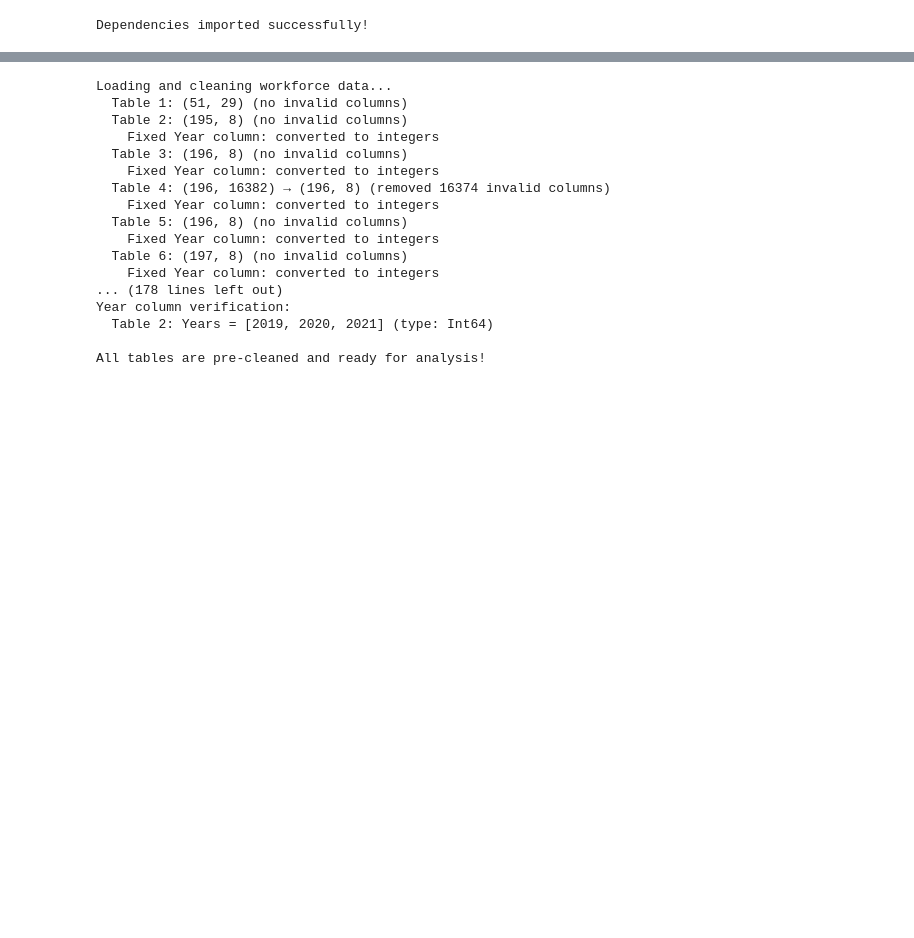
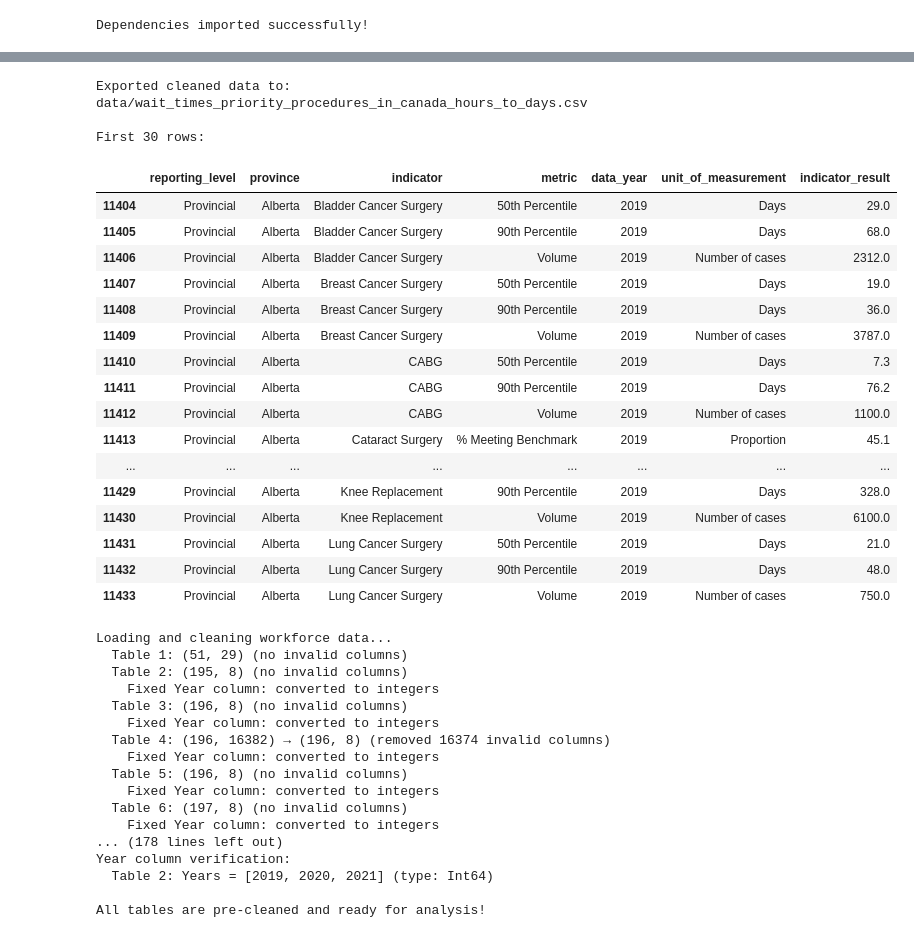
Before and after one commit to Simpcyclassy/priority-care-modeling, a Jupyter notebook: table_cleaning.ipynb, the cells around one changed output, grey strips where cells are left out. Cells and saved outputs as stored; diff of their text form; code cells hidden in the pictures; blank space fills up the shorter version.

```diff
--- a/table_cleaning.ipynb
+++ b/table_cleaning.ipynb
@@ -139,4 +144,70 @@ indicator_result          0
 dtype: int64
+# %%
+def convert_hours_to_days(df):
+    """Convert indicator results from hours to days"""
+    df_converted = df.copy()
+    # Pick up both 'Hour' & 'Hours'
+    mask = df_converted['unit_of_measurement'].str.lower().isin(['hour', 'hours'])
+
+    # Divide by 24, round, and overwrite
+    df_converted.loc[mask, 'indicator_result'] = (
+        pd.to_numeric(df_converted.loc[mask, 'indicator_result'], errors='coerce')
+        / 24
+    ).round(2)
+
+    # Update the unit
+    df_converted.loc[mask, 'unit_of_measurement'] = 'Days'
+    return df_converted
+
+def clean_data(df):
+    """Clean data by rounding indicator results to one decimal place and removing FY from years"""
+    df_cleaned = df.copy()
+
+    # Round indicator_result to one decimal place where numeric
+    mask_numeric = pd.to_numeric(df_cleaned['indicator_result'], errors='coerce').notna()
+    df_cleaned.loc[mask_numeric, 'indicator_result'] = (
+        pd.to_numeric(df_cleaned.loc[mask_numeric, 'indicator_result'], errors='coerce')
+        .round(1)
+    )
+
+    # Remove 'FY' from data_year
+    df_cleaned['data_year'] = df_cleaned['data_year'].str.replace('FY', '')
+
+    return df_cleaned
+
+# Assuming waittime_table1 is your input DataFrame
+# Apply the cleaning and conversion
+waittime_table2 = clean_data(waittime_table1)
+waittime_table2 = convert_hours_to_days(waittime_table2)
+
+# Export as CSV
+output_path = 'data/wait_times_priority_procedures_in_canada_hours_to_days.csv'
+waittime_table2.to_csv(output_path, index=False)
+print(f"Exported cleaned data to: {output_path}")
+
+print("\nFirst 30 rows:")
+display(waittime_table2.head(30))
+# %% [output]
+Exported cleaned data to: data/wait_times_priority_procedures_in_canada_hours_to_days.csv
+
+First 30 rows:
+|  | reporting_level | province | indicator | metric | data_year | unit_of_measurement | indicator_result |
+| 11404 | Provincial | Alberta | Bladder Cancer Surgery | 50th Percentile | 2019 | Days | 29.0 |
+| 11405 | Provincial | Alberta | Bladder Cancer Surgery | 90th Percentile | 2019 | Days | 68.0 |
+| 11406 | Provincial | Alberta | Bladder Cancer Surgery | Volume | 2019 | Number of cases | 2312.0 |
+| 11407 | Provincial | Alberta | Breast Cancer Surgery | 50th Percentile | 2019 | Days | 19.0 |
+| 11408 | Provincial | Alberta | Breast Cancer Surgery | 90th Percentile | 2019 | Days | 36.0 |
+| 11409 | Provincial | Alberta | Breast Cancer Surgery | Volume | 2019 | Number of cases | 3787.0 |
+| 11410 | Provincial | Alberta | CABG | 50th Percentile | 2019 | Days | 7.3 |
+| 11411 | Provincial | Alberta | CABG | 90th Percentile | 2019 | Days | 76.2 |
+| 11412 | Provincial | Alberta | CABG | Volume | 2019 | Number of cases | 1100.0 |
+| 11413 | Provincial | Alberta | Cataract Surgery | % Meeting Benchmark | 2019 | Proportion | 45.1 |
+| ... | ... | ... | ... | ... | ... | ... | ... |
+| 11429 | Provincial | Alberta | Knee Replacement | 90th Percentile | 2019 | Days | 328.0 |
+| 11430 | Provincial | Alberta | Knee Replacement | Volume | 2019 | Number of cases | 6100.0 |
+| 11431 | Provincial | Alberta | Lung Cancer Surgery | 50th Percentile | 2019 | Days | 21.0 |
+| 11432 | Provincial | Alberta | Lung Cancer Surgery | 90th Percentile | 2019 | Days | 48.0 |
+| 11433 | Provincial | Alberta | Lung Cancer Surgery | Volume | 2019 | Number of cases | 750.0 |
 # %%
 # Load All Workforce Data + Clean Invalid Columns (with Error Handling)
 print("Loading and cleaning workforce data...")
```
Also changed, not shown: parts of 1 cell of this notebook, 3 other files.
